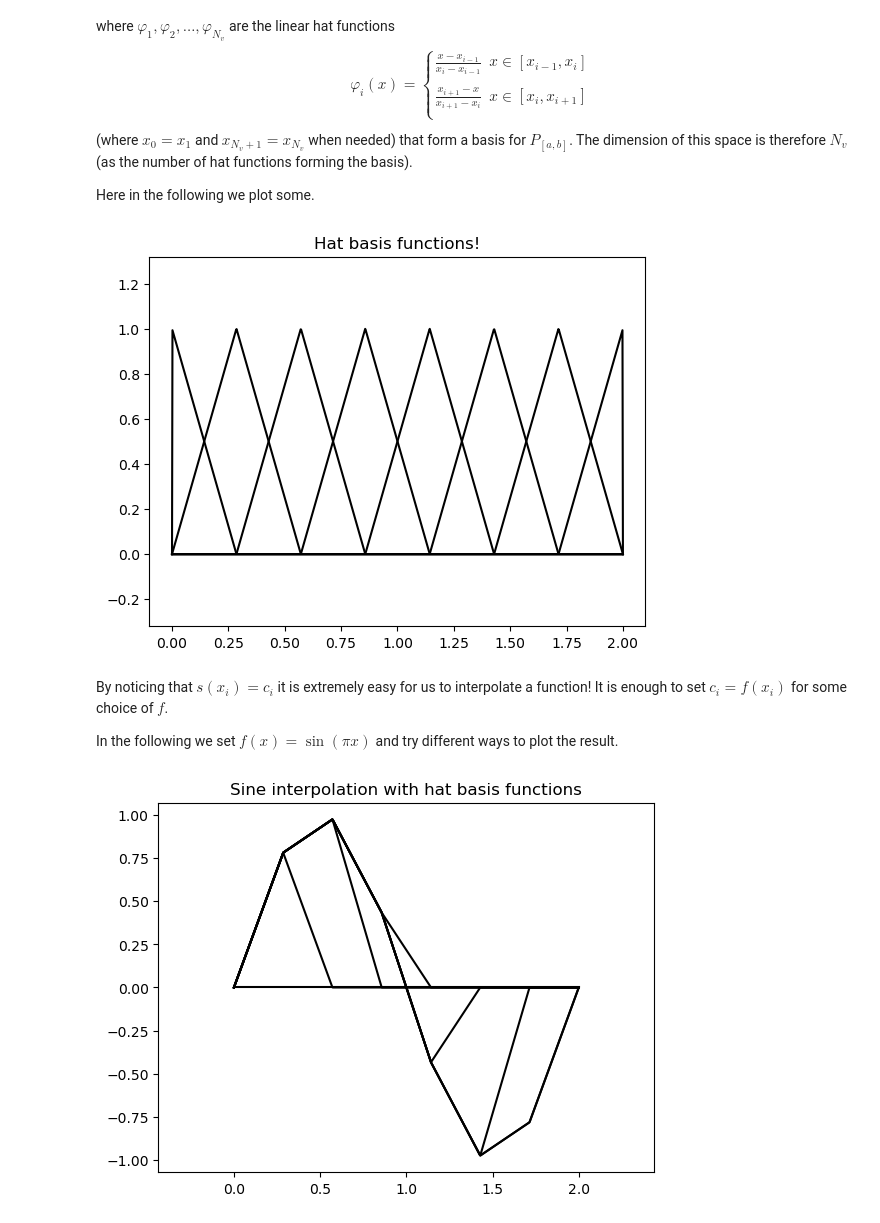
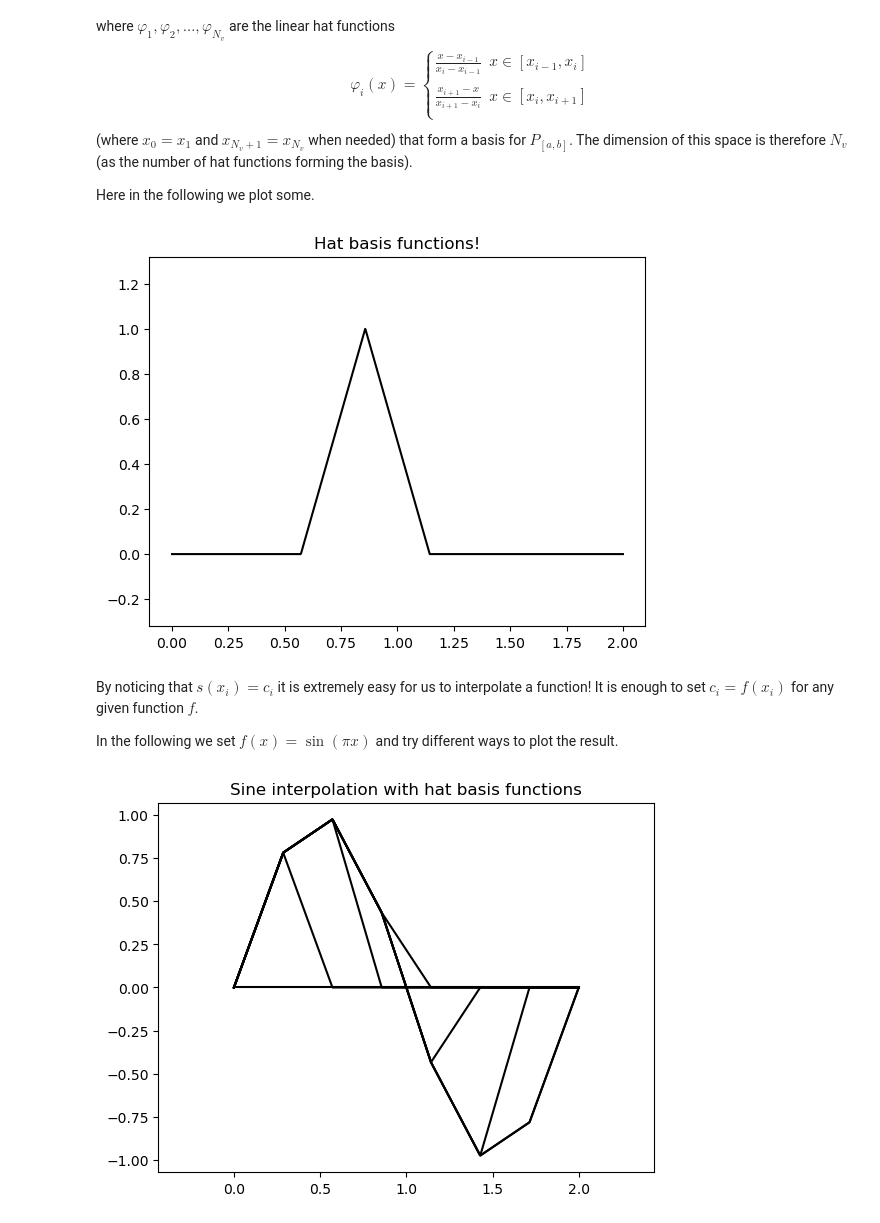
Before and after one commit to francozivcovich/AFEMP2024, a Jupyter notebook: ipynb-files/04 Basis Expansion.ipynb, the cells around one changed output. Drawn from its saved outputs; the diff is of its cells as text; code cells hidden in the pictures.

```diff
--- a/ipynb-files/04 Basis Expansion.ipynb
+++ b/ipynb-files/04 Basis Expansion.ipynb
@@ -37,38 +37,37 @@ Here in the following we plot some.
 # %%
 import numpy as np
 import matplotlib.pyplot as plt
 %matplotlib inline
 
 a = 0
 b = 2
 Nv = 8
 x = np.linspace( a,b,Nv )
 
-augx = np.hstack((x[0],x,x[-1]))
-
+augx = np.hstack((x[0],x,x[-1])) # could you say why we need to augment the sequence?
 
 fig = plt.figure()
 ax  = fig.gca()
 ax.axis('equal')
 xx = np.linspace( a,b,1000 )
-for i in range( 1, Nv+1 ):
+for i in range(4,5):#range( 1, Nv+1 ):
     yy = np.zeros( xx.shape )
 
     id = np.argwhere( (xx > augx[i-1]) & (xx < augx[i]) )
     yy[ id ] = ( xx[ id ] - augx[ i-1 ] ) / ( augx[ i ] - augx[ i-1 ] )
 
     id = np.argwhere( (xx > augx[i]) & (xx < augx[i+1]) )
     yy[ id ] = ( augx[ i+1 ] - xx[ id ] ) / ( augx[ i+1 ] - augx[ i ] )
 
     plt.plot( xx, yy, 'k' )
 
 plt.title('Hat basis functions!')
 plt.show()
 # %% [output]
-[figure, old version]
+[figure, new version]
 # %% [markdown]
 
-By noticing that $s(x_i) = c_i$ it is extremely easy for us to interpolate a function! It is enough to set $c_i = f(x_i)$ for some choice of $f$.
+By noticing that $s(x_i) = c_i$ it is extremely easy for us to interpolate a function! It is enough to set $c_i = f(x_i)$ for any given function $f$.
 
 In the following we set $f(x) = \sin( \pi x)$ and try different ways to plot the result.
 # %%
```
Also changed, not shown: parts of 3 cells of this notebook, 11 other files.
